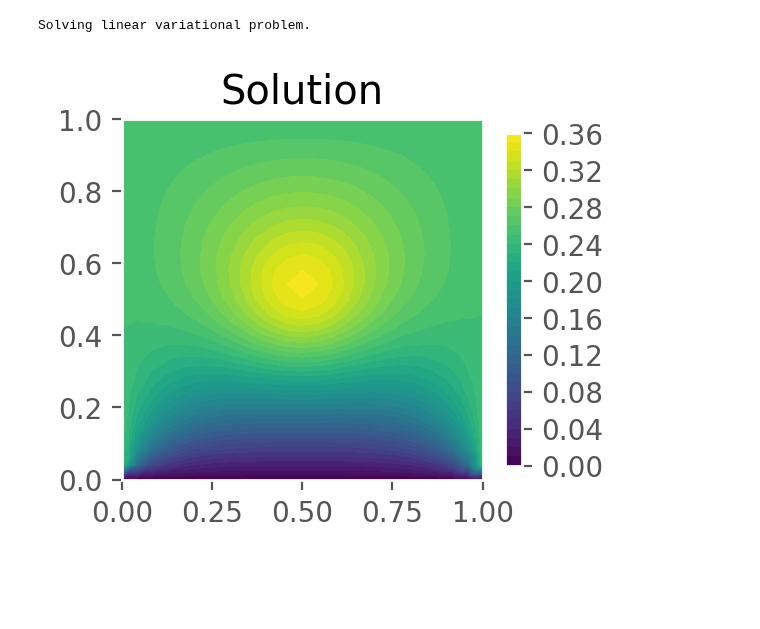
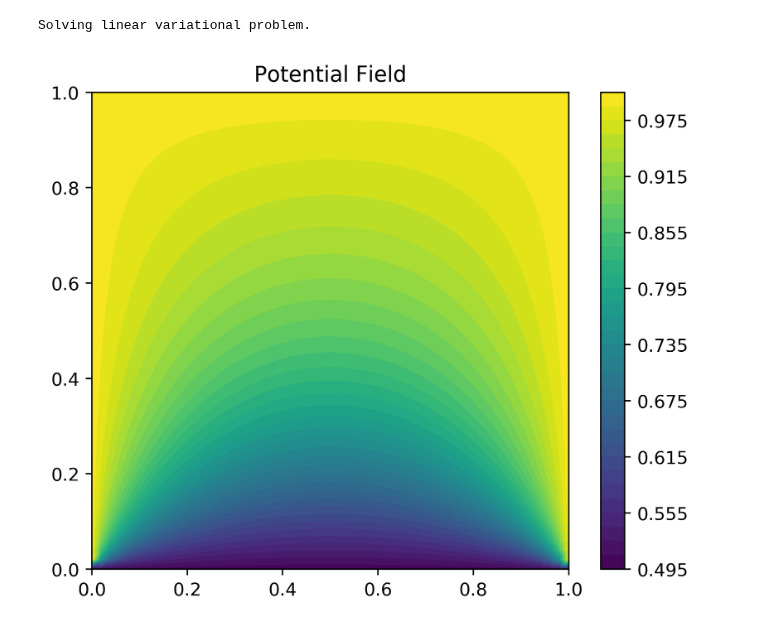
Before and after one commit to emmanuellfc/EM_Tufts_Fall2023, a Jupyter notebook: PoissonDirichlet.ipynb, the cells around one changed output. Cells and saved outputs as stored; diff of their text form; code cells hidden in the pictures; blank space fills up the shorter version.

```diff
--- a/PoissonDirichlet.ipynb
+++ b/PoissonDirichlet.ipynb
@@ -1,10 +1,8 @@
 # %%
 ## Poisson Equation
-## Load Packages
-# Load FEniCS
-from dolfin import *
+# Load  FEM Packages
+from fenics import *
+from mshr import *
 # Plotting Libraries
 import matplotlib.pyplot as plt
-import matplotlib.colors as mcolors
-import matplotlib.transforms as trans
-import matplotlib.gridspec as gridspec
+plt.style.use("_classic_test_patch")
@@ -11,6 +25,6 @@ import matplotlib.gridspec as gridspec
 # %%
 # Create mesh and define function space
-mesh = UnitSquareMesh(24, 24)
+mesh = UnitSquareMesh(50, 50)
 V = FunctionSpace(mesh, 'P', 1)
 # %%
 # Define classes for the boundaries
@@ -44,28 +58,20 @@ bc_top = DirichletBC(V, Constant(0.25), top)
 
 # Collect boundary conditions
 bc = [bc_left, bc_right, bc_bottom, bc_top]
-# %%
-# Define variational problem
-u = TrialFunction(V)
-v = TestFunction(V)
-f = Expression("10*exp(-(pow(x[0] - 0.5, 2) + pow(x[1] - 0.5, 2)) / 0.02)", degree=2)
-g = Expression("1", degree=0)
-a = dot(grad(u), grad(v)) * dx
-# a = inner(grad(u), grad(v)) * dx
-L = f*v*dx
-
-# Compute solution
-w = Function(V)
-solve(a == L, w, bc)
-# %% [output]
-Solving linear variational problem.
+# %%
+u = TrialFunction(V)
+v = TestFunction(V)
+a = dot(grad(u), grad(v)) * dx
+L = Constant('0') * v * dx
+u = Function(V)
+solve(a == L, u, bc)
+# %% [output]
+Solving linear variational problem.
 # %%
 ## Plotting the solution.
-plt.figure(dpi=200)                       # Set the resolution
-plt.style.use('ggplot')                   # Use the ggplot style
-plt.subplot(122)
-plot(w, title = 'Solution')              # Set the title
-plt.colorbar(plot(w, title="Solution"), shrink=0.45)#plt.savefig('Poisson_Mesh_and_Sol.png',dpi=200) # Savefig
+plt.figure(dpi=400)                       # Set the resolution
+plot(u, title = 'Potential Field')              # Set the title
+plt.colorbar(plot(u)) # Add a colorbar
 plt.show()
 # %% [output]
-[figure, old version]
+[figure, new version]
```
Also changed, not shown: parts of 4 cells of this notebook, 7 other files.
